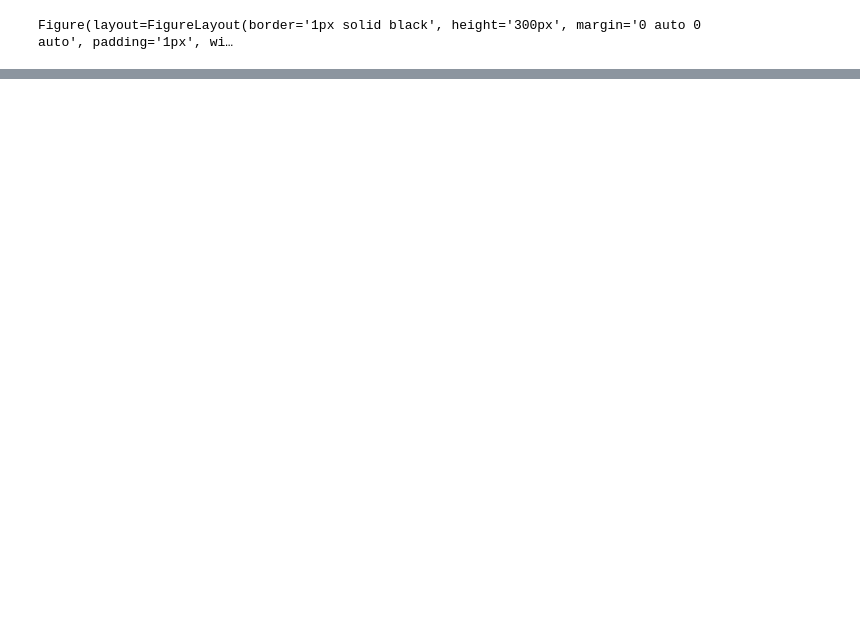
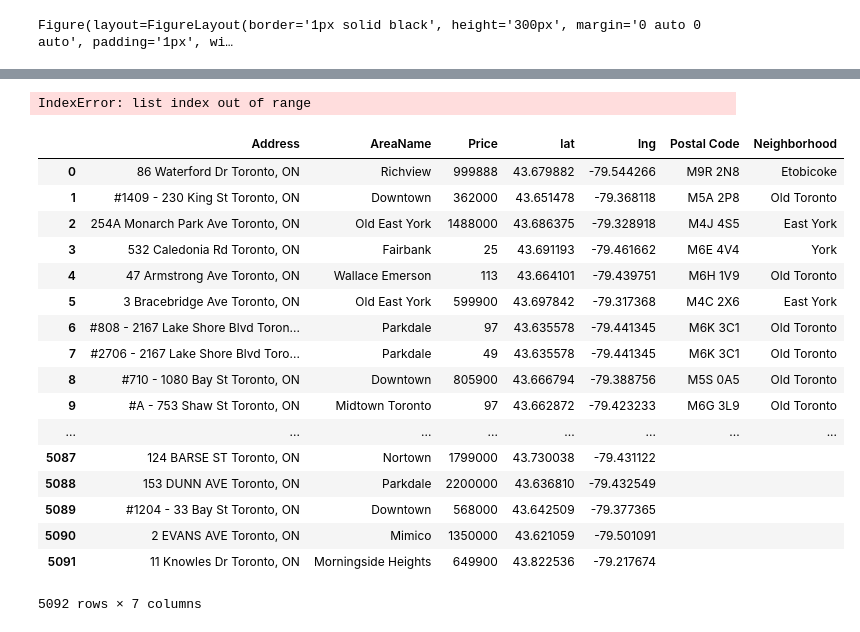
Before and after one commit to valltomm/Bootcamp_Project, a Jupyter notebook: Project1continue.ipynb, the cells around one changed output, grey strips where cells are left out. Cells and saved outputs as stored; diff of their text form; code cells hidden in the pictures; blank space fills up the shorter version.

Commit message:
added code to retrieve postal code

```diff
--- a/Project1continue.ipynb
+++ b/Project1continue.ipynb
@@ -128,3 +130,10 @@ fig.add_layer(markers)
 fig
 # %% [output]
 Figure(layout=FigureLayout(border='1px solid black', height='300px', margin='0 auto 0 auto', padding='1px', wi…
+# %%
+#Retreive Postal Code and neighborhood
+# Set up new column
+properties_tor['Postal Code'] = ""
+properties_tor['Neighborhood'] = ""
+properties_tor = properties_tor.reset_index(drop=True)
+properties_tor.head()
@@ -130,0 +157,47 @@ Figure(layout=FigureLayout(border='1px solid black', height='300px', margin='0 a
+# %%
+# Loop through the cities_pd and run a lat/long search for each city
+for index, row in properties_tor.iterrows():
+
+
+    latitude = row['lat']
+    longitude = row['lng']
+#Build the query url
+    base_url = "https://maps.googleapis.com/maps/api/geocode/json?key=" + gkey + "&latlng=" + f"{latitude},{longitude}"
+
+
+
+    # make request
+    postalcode_neigh = requests.get(base_url)
+
+
+    # convert to json
+    postalcode_neigh = postalcode_neigh.json()
+
+    properties_tor.loc[index, "Postal Code"] = postalcode_neigh["results"][0]["address_components"][-1]["long_name"]
+    properties_tor.loc[index, "Neighborhood"] = postalcode_neigh["results"][0]["address_components"][2]["long_name"]
+
+# Visualize to confirm lat lng appear
+properties_tor.head()
+# %% [output]
+IndexError: list index out of range
+# %%
+properties_tor
+# %% [output]
+|  | Address | AreaName | Price | lat | lng | Postal Code | Neighborhood |
+| 0 | 86 Waterford Dr Toronto, ON | Richview | 999888 | 43.679882 | -79.544266 | M9R 2N8 | Etobicoke |
+| 1 | #1409 - 230 King St Toronto, ON | Downtown | 362000 | 43.651478 | -79.368118 | M5A 2P8 | Old Toronto |
+| 2 | 254A Monarch Park Ave Toronto, ON | Old East York | 1488000 | 43.686375 | -79.328918 | M4J 4S5 | East York |
+| 3 | 532 Caledonia Rd Toronto, ON | Fairbank | 25 | 43.691193 | -79.461662 | M6E 4V4 | York |
+| 4 | 47 Armstrong Ave Toronto, ON | Wallace Emerson | 113 | 43.664101 | -79.439751 | M6H 1V9 | Old Toronto |
+| 5 | 3 Bracebridge Ave Toronto, ON | Old East York | 599900 | 43.697842 | -79.317368 | M4C 2X6 | East York |
+| 6 | #808 - 2167 Lake Shore Blvd Toron... | Parkdale | 97 | 43.635578 | -79.441345 | M6K 3C1 | Old Toronto |
+| 7 | #2706 - 2167 Lake Shore Blvd Toro... | Parkdale | 49 | 43.635578 | -79.441345 | M6K 3C1 | Old Toronto |
+| 8 | #710 - 1080 Bay St Toronto, ON | Downtown | 805900 | 43.666794 | -79.388756 | M5S 0A5 | Old Toronto |
+| 9 | #A - 753 Shaw St Toronto, ON | Midtown Toronto | 97 | 43.662872 | -79.423233 | M6G 3L9 | Old Toronto |
+| ... | ... | ... | ... | ... | ... | ... | ... |
+| 5087 | 124 BARSE ST Toronto, ON | Nortown | 1799000 | 43.730038 | -79.431122 |  |  |
+| 5088 | 153 DUNN AVE Toronto, ON | Parkdale | 2200000 | 43.636810 | -79.432549 |  |  |
+| 5089 | #1204 - 33 Bay St Toronto, ON | Downtown | 568000 | 43.642509 | -79.377365 |  |  |
+| 5090 | 2 EVANS AVE Toronto, ON | Mimico | 1350000 | 43.621059 | -79.501091 |  |  |
+| 5091 | 11 Knowles Dr Toronto, ON | Morningside Heights | 649900 | 43.822536 | -79.217674 |  |  |
+5092 rows × 7 columns
```
Also changed, not shown: parts of 6 cells of this notebook, 2 other files.
